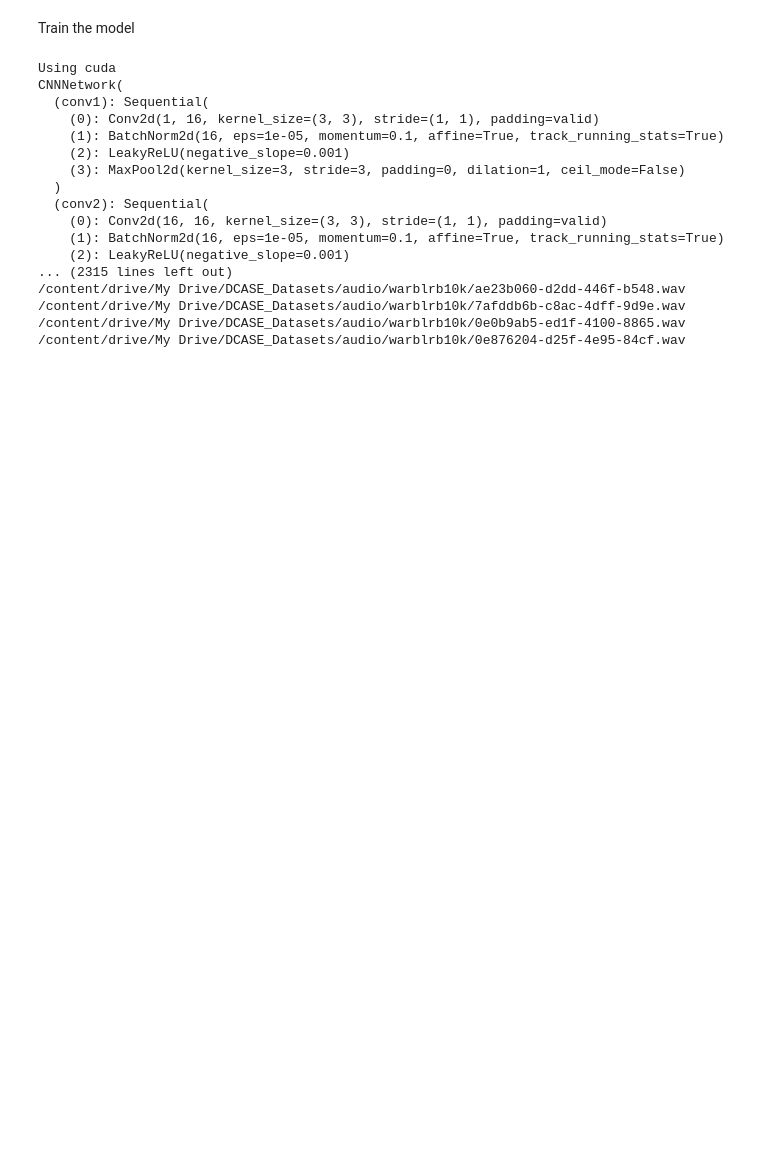
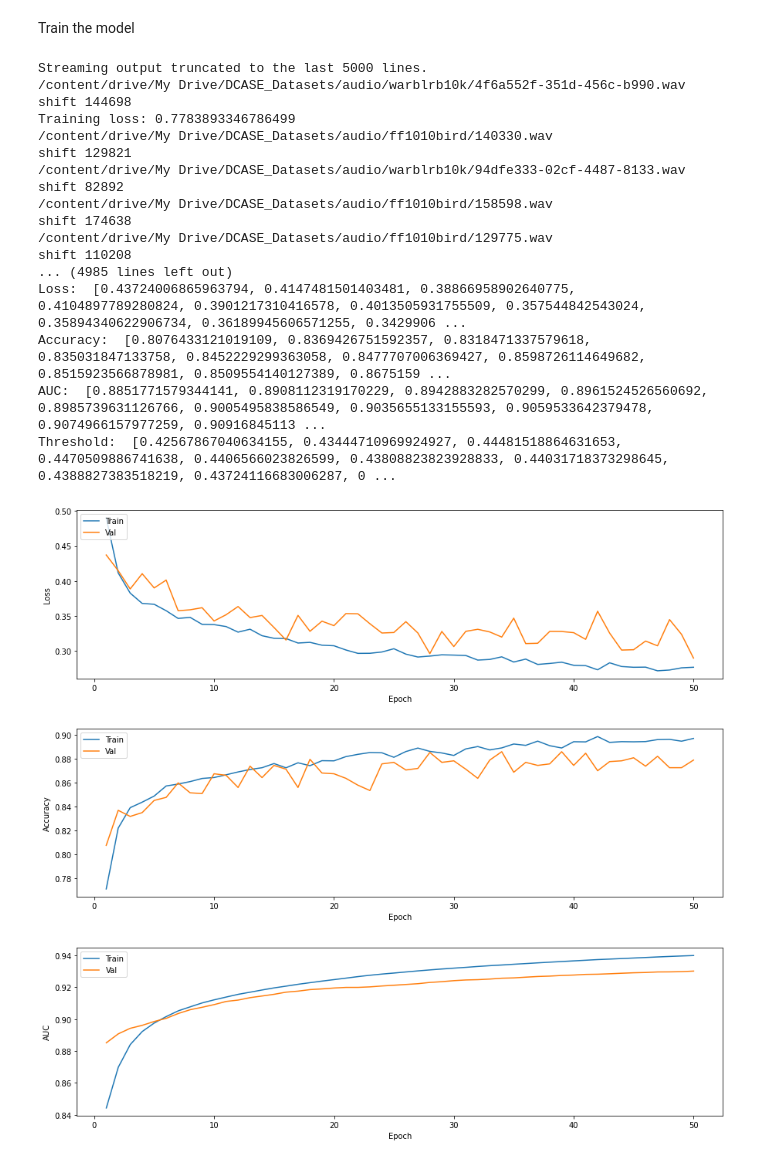
Before and after one commit to edward-h-81/bird_sound_detection, a Jupyter notebook: cnn_pytorch/train_binary_uky_val_conmatrix_fade_sig_repro.ipynb, the cells around one changed output. Drawn from its saved outputs; the diff is of its cells as text; code cells hidden in the pictures; blank space fills up the shorter version.

```diff
--- a/cnn_pytorch/train_binary_uky_val_conmatrix_fade_sig_repro.ipynb
+++ b/cnn_pytorch/train_binary_uky_val_conmatrix_fade_sig_repro.ipynb
@@ -542,7 +543,8 @@ class DCASE_Dataset(Dataset):
                  combi_audio_bool: bool = False,
                  pitch_bool: bool = False,
                  speed_bool: bool = False,
-                 cyc_bool: bool = False):
+                 cyc_bool: bool = False,
+                 filename_bool: bool = False):
     self.annotations = pd.read_csv(annotations_file)
     self.audio_dir = audio_dir
     self.device = device
@@ -554,6 +556,7 @@ class DCASE_Dataset(Dataset):
     self.combi_audio_bool = combi_audio_bool
     self.speed_bool = speed_bool
     self.cyc_bool = cyc_bool
+    self.filename_bool = filename_bool
     self.resample_device = resample_device
     self.sig_seed = sig_seed
     self.randint = randint
@@ -601,6 +604,10 @@ class DCASE_Dataset(Dataset):
     # play_audio(signal.cpu(), self.target_sample_rate)
 
     signal = self.transformation(signal)
+
+    if self.filename_bool is True:
+      return signal, label, audio_sample_path
+
     return signal, label
 
   def _cut_if_necessary(self, signal):
@@ -797,8 +804,8 @@ from sklearn.metrics import auc
 
 # from dcasedataset_sig import DCASE_Dataset
 
-ANNOTATIONS_FILE_TRAIN = '/content/drive/My Drive/DCASE_Datasets/labels/train_val_csv/bv_warblr_train.csv'
-ANNOTATIONS_FILE_VAL = '/content/drive/My Drive/DCASE_Datasets/labels/ff1010bird.csv'
+ANNOTATIONS_FILE_TRAIN = '/content/drive/My Drive/DCASE_Datasets/labels/train_val_csv/ff_warblr_train.csv'
+ANNOTATIONS_FILE_VAL = '/content/drive/My Drive/DCASE_Datasets/labels/train_val_csv/ff_warblr_val.csv'
 AUDIO_DIR = '/content/drive/My Drive/DCASE_Datasets/audio/'
 SAMPLE_RATE = 22050
 DURATION = 10
@@ -1043,7 +1050,7 @@ if __name__ == "__main__":
                             combi_audio_bool=False,
                             pitch_bool=False,
                             speed_bool=False,
-                            cyc_bool=False
+                            cyc_bool=True
                             )
 
     val_data = DCASE_Dataset(ANNOTATIONS_FILE_VAL,
@@ -1088,47 +1095,50 @@ if __name__ == "__main__":
     plt.plot(val_x, val_loss_y)
     plt.xlabel("Epoch")
     plt.ylabel("Loss")
     plt.legend(["Train", "Val"], loc=2)
     plt.show()
 
     # plot the accuracy over train and validation dataset
     plt.plot(train_x, train_acc_y)
     plt.plot(val_x, val_acc_y)
     plt.xlabel("Epoch")
     plt.ylabel("Accuracy")
     plt.legend(["Train", "Val"], loc=2)
     plt.show()
 
     # plot the auc over train and validation dataset
     plt.plot(train_x, train_auc)
     plt.plot(val_x, val_auc)
     plt.xlabel("Epoch")
     plt.ylabel("AUC")
     plt.legend(["Train", "Val"], loc=2)
     plt.show()
 
     # plot the ideal threshold over train and validation dataset
     plt.plot(train_x, train_threshold)
     plt.plot(val_x, val_threshold)
     plt.xlabel("Epoch")
     plt.ylabel("Ideal Threshold")
     plt.legend(["Train", "Val"], loc=2)
     plt.show()
 # %% [output]
-Using cuda
-CNNNetwork(
-  (conv1): Sequential(
-    (0): Conv2d(1, 16, kernel_size=(3, 3), stride=(1, 1), padding=valid)
-    (1): BatchNorm2d(16, eps=1e-05, momentum=0.1, affine=True, track_running_stats=True)
-    (2): LeakyReLU(negative_slope=0.001)
-    (3): MaxPool2d(kernel_size=3, stride=3, padding=0, dilation=1, ceil_mode=False)
-  )
-  (conv2): Sequential(
-    (0): Conv2d(16, 16, kernel_size=(3, 3), stride=(1, 1), padding=valid)
-    (1): BatchNorm2d(16, eps=1e-05, momentum=0.1, affine=True, track_running_stats=True)
-    (2): LeakyReLU(negative_slope=0.001)
-... (2315 lines left out)
-/content/drive/My Drive/DCASE_Datasets/audio/warblrb10k/ae23b060-d2dd-446f-b548.wav
-/content/drive/My Drive/DCASE_Datasets/audio/warblrb10k/7afddb6b-c8ac-4dff-9d9e.wav
-/content/drive/My Drive/DCASE_Datasets/audio/warblrb10k/0e0b9ab5-ed1f-4100-8865.wav
-/content/drive/My Drive/DCASE_Datasets/audio/warblrb10k/0e876204-d25f-4e95-84cf.wav
+Streaming output truncated to the last 5000 lines.
+/content/drive/My Drive/DCASE_Datasets/audio/warblrb10k/4f6a552f-351d-456c-b990.wav
+shift 144698
+Training loss: 0.7783893346786499
+/content/drive/My Drive/DCASE_Datasets/audio/ff1010bird/140330.wav
+shift 129821
+/content/drive/My Drive/DCASE_Datasets/audio/warblrb10k/94dfe333-02cf-4487-8133.wav
+shift 82892
+/content/drive/My Drive/DCASE_Datasets/audio/ff1010bird/158598.wav
+shift 174638
+/content/drive/My Drive/DCASE_Datasets/audio/ff1010bird/129775.wav
+shift 110208
+... (4985 lines left out)
+Loss:  [0.43724006865963794, 0.4147481501403481, 0.38866958902640775, 0.4104897789280824, 0.3901217310416578, 0.4013505931755509, 0.357544842543024, 0.35894340622906734, 0.36189945606571255, 0.3429906 ...
+Accuracy:  [0.8076433121019109, 0.8369426751592357, 0.8318471337579618, 0.835031847133758, 0.8452229299363058, 0.8477707006369427, 0.8598726114649682, 0.8515923566878981, 0.8509554140127389, 0.8675159 ...
+AUC:  [0.8851771579344141, 0.8908112319170229, 0.8942883282570299, 0.8961524526560692, 0.8985739631126766, 0.9005495838586549, 0.9035655133155593, 0.9059533642379478, 0.9074966157977259, 0.90916845113 ...
+Threshold:  [0.42567867040634155, 0.43444710969924927, 0.44481518864631653, 0.4470509886741638, 0.4406566023826599, 0.43808823823928833, 0.44031718373298645, 0.4388827383518219, 0.43724116683006287, 0 ...
+[figure, added]
+[figure, added]
+[figure, added]
```
Also changed, not shown: parts of 4 cells of this notebook, 26 other files.
